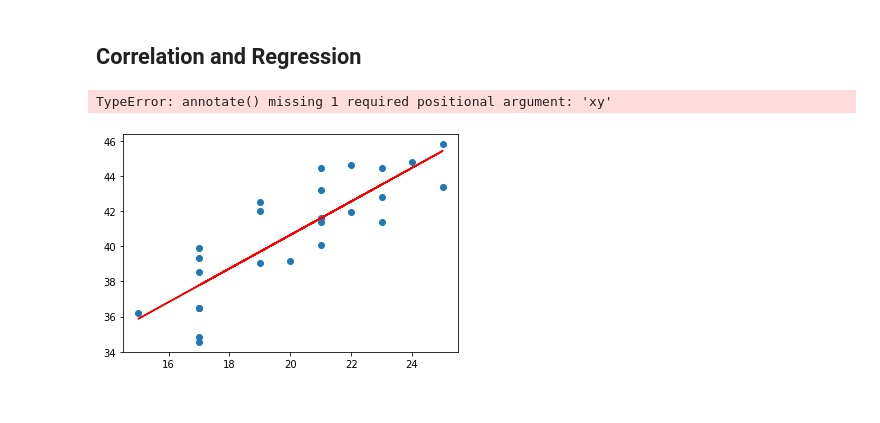
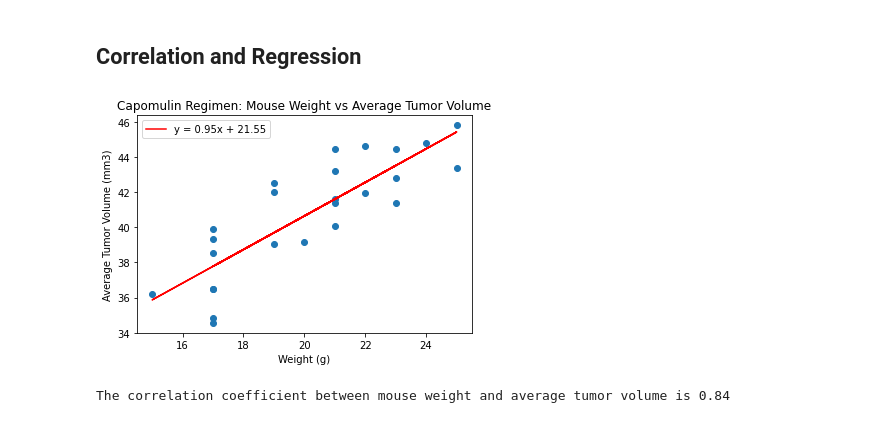
Before and after one commit to sunwoo-kim20/matplotlib-challenge, a Jupyter notebook: Pymaceuticals/pymaceuticals_starter.ipynb, the cells around one changed output. Drawn from its saved outputs; the diff is of its cells as text; code cells hidden in the pictures.

Commit message:
included line equation and finished formatting for scatter plot

```diff
--- a/Pymaceuticals/pymaceuticals_starter.ipynb
+++ b/Pymaceuticals/pymaceuticals_starter.ipynb
@@ -376,27 +376,27 @@ plt.show()
 # %%
 # Calculate the correlation coefficient and linear regression model
 # for mouse weight and average tumor volume for the Capomulin regimen
 
 # Use scipy to calculate values for regression
 (slope, intercept, rvalue, pvalue, stderr) = st.linregress(mouse_weights, avg_tumor_vols)
 
 # Calculate the regression values
 regress_vals = mouse_weights*slope + intercept
 
 # Create string variable that holds the regression line's equation
 line_eq = f"y = {round(slope, 2)}x + {round(intercept, 2)}"
 
 # Plot regression line on top of scatter plot
 
 # Plot scatter plot
 plt.scatter(mouse_weights, avg_tumor_vols)
-plt.plot(mouse_weights, regress_vals, color = "r")
-plt.annotate(line_eq, (5,5), fontsize = 10, color = "r")
+plt.plot(mouse_weights, regress_vals, color = "r", label = line_eq)
+plt.legend(loc = "best")
 plt.title("Capomulin Regimen: Mouse Weight vs Average Tumor Volume")
 plt.xlabel("Weight (g)")
 plt.ylabel("Average Tumor Volume (mm3)")
 plt.show()
 print(f"The correlation coefficient between mouse weight and average tumor volume is {round(rvalue, 2)}")
 # %% [output]
+[figure, new version]
-TypeError: annotate() missing 1 required positional argument: 'xy'
+The correlation coefficient between mouse weight and average tumor volume is 0.84
-[figure, old version]
```
